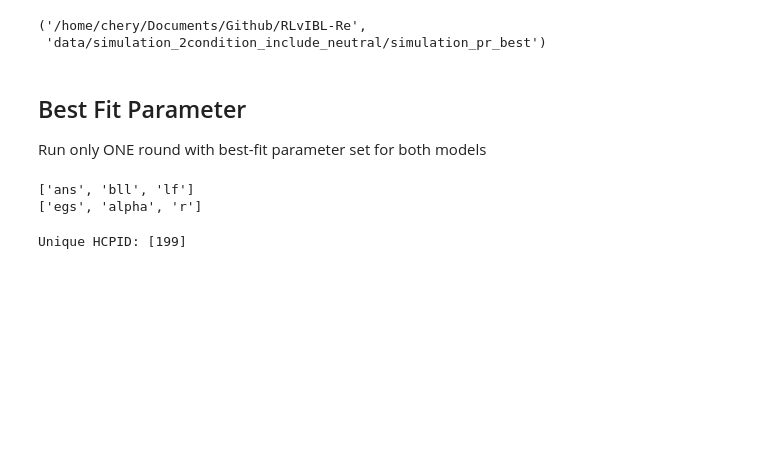
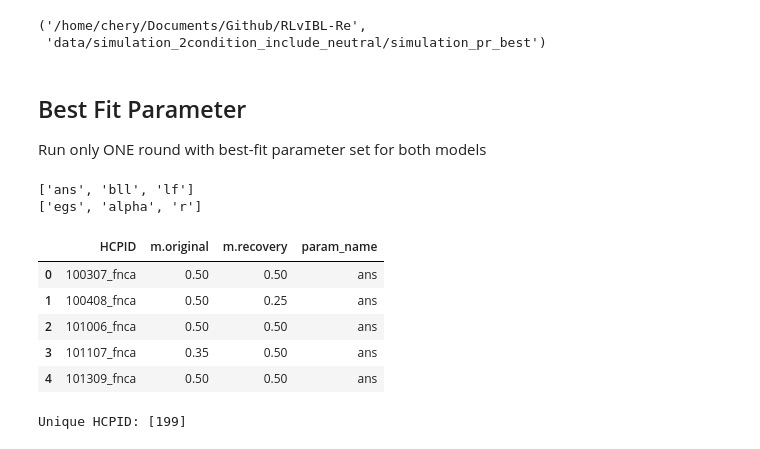
Before and after one commit to yangyuxue2333/RLvIBL-Re, a Jupyter notebook: analysis/analysis_param_recovery_best2.ipynb, the cells around one changed output. Drawn from its saved outputs; the diff is of its cells as text; code cells hidden in the pictures; blank space fills up the shorter version.

```diff
--- a/analysis/analysis_param_recovery_best2.ipynb
+++ b/analysis/analysis_param_recovery_best2.ipynb
@@ -36,20 +36,3 @@ ACT-R connection has been started.
 ## Best Fit Parameter
 
 Run only ONE round with best-fit parameter set for both models
-# %%
-df1 = reshape_recovery_data(merge_parameter_recovery_data(main_dir=main_dir,
-                                                          log_dir=log_dir,
-                                                          model='model1',
-                                                          model_fake_subject='model1'),
-                            param_cols=ACTR_PARAMETER_NAME['model1'])
-df2 = reshape_recovery_data(merge_parameter_recovery_data(main_dir=main_dir,
-                                                          log_dir=log_dir,
-                                                          model='model2',
-                                                          model_fake_subject='model2'),
-                            param_cols=ACTR_PARAMETER_NAME['model2'])
-
-df_recov_best = pd.concat([df1, df2], axis=0, ignore_index=True)
-df_recov_best = df_recov_best[df_recov_best.apply(lambda x: (x['param_name']!='lf') and (x['param_name']!='r'), axis=1)]
-# %% [output]
-['ans', 'bll', 'lf']
-['egs', 'alpha', 'r']
@@ -56,3 +41,24 @@ df_recov_best = df_recov_best[df_recov_best.apply(lambda x: (x['param_name']!='l
+# %%
+df = pd.read_csv(os.path.join(main_dir, log_dir, 'actr_maxLL.csv'), index_col=0)
+
+param_col1 =  ACTR_PARAMETER_NAME['model1']
+param_col2 =  ACTR_PARAMETER_NAME['model2']
+
+df1 = reshape_recovery_data(df[['HCPID', 'FakeModel'] + [p+'.m' for p in param_col1] + [p+'.s' for p in param_col1]].dropna(axis=0), param_cols=param_col1)
+df2 = reshape_recovery_data(df[['HCPID', 'FakeModel'] + [p+'.m' for p in param_col2] + [p+'.s' for p in param_col2]].dropna(axis=0), param_cols=param_col2)
+df_recov_best = pd.concat([df1, df2], axis=0, ignore_index=True)
+df_recov_best = df_recov_best[df_recov_best.apply(lambda x: (x['param_name']!='lf') and (x['param_name']!='r'), axis=1)]
+
+df_recov_best.head()
+# %% [output]
+['ans', 'bll', 'lf']
+['egs', 'alpha', 'r']
+|  | HCPID | m.original | m.recovery | param_name |
+| 0 | 100307_fnca | 0.50 | 0.50 | ans |
+| 1 | 100408_fnca | 0.50 | 0.25 | ans |
+| 2 | 101006_fnca | 0.50 | 0.50 | ans |
+| 3 | 101107_fnca | 0.35 | 0.50 | ans |
+| 4 | 101309_fnca | 0.50 | 0.50 | ans |
 # %%
 print('Unique HCPID: [%d]' % (len(df_recov_best['HCPID'].unique())))
 # %% [output]
```
Also changed, not shown: parts of 5 cells of this notebook, 3 other files.
